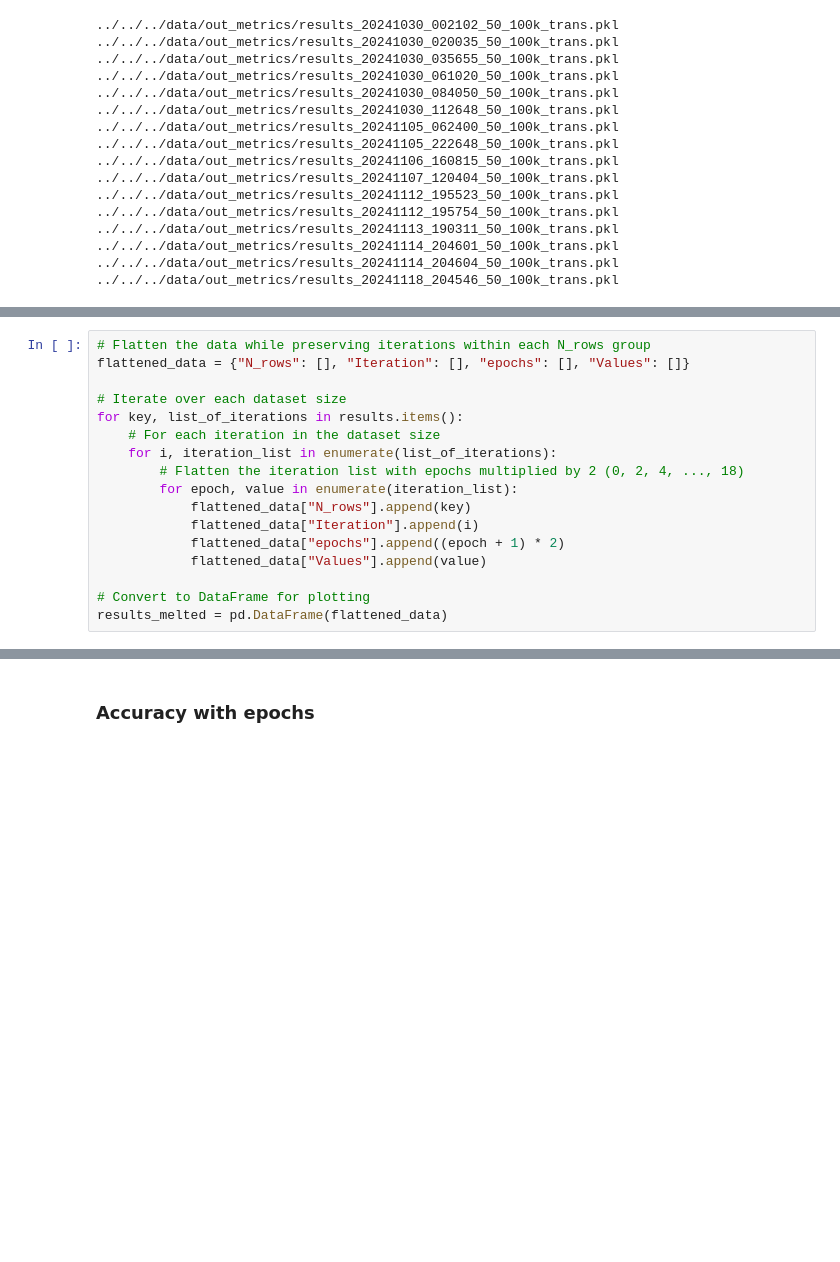
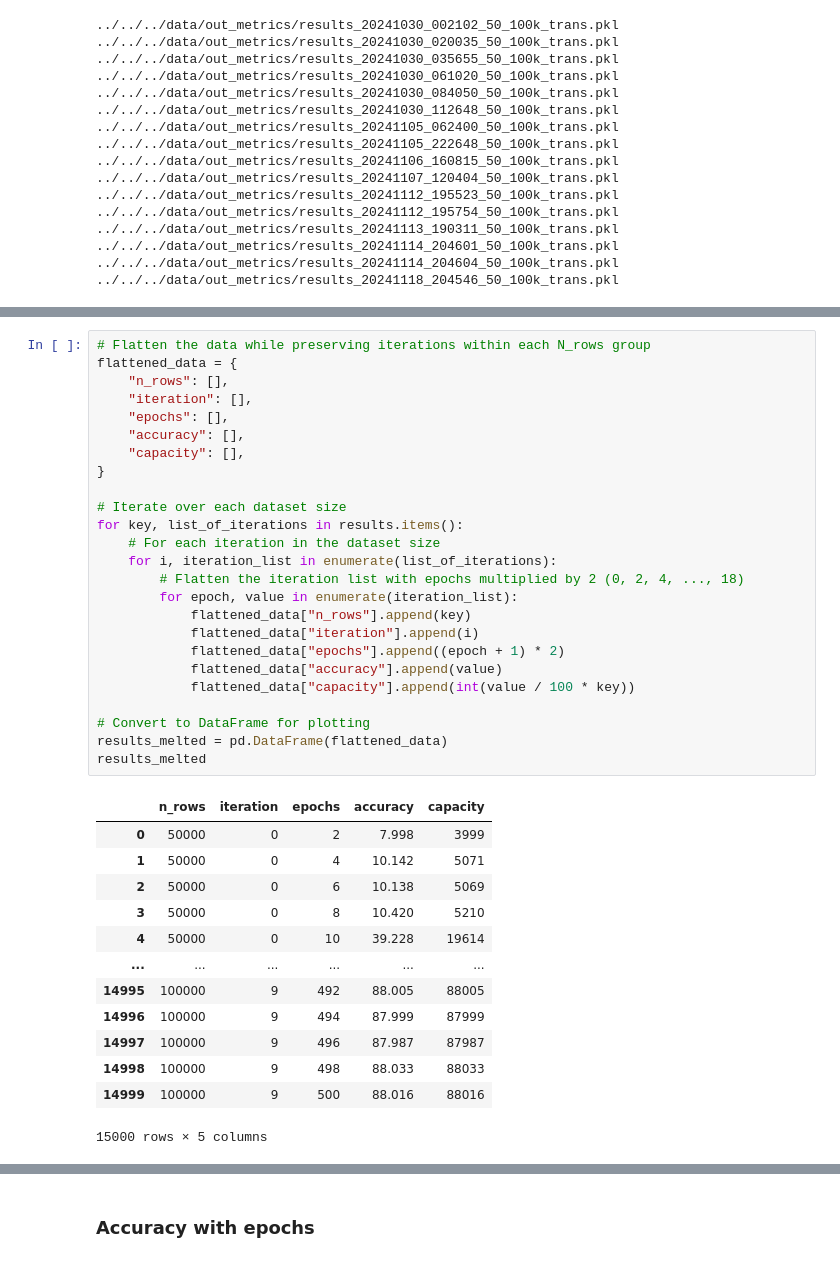
Before and after one commit to um-dacs-nlp/capacity, a Jupyter notebook: src/transformers/1_iter_trans_big.ipynb, the cells around one changed output, grey strips where cells are left out. Cells and saved outputs as stored; diff of their text form; blank space fills up the shorter version.

```diff
--- a/src/transformers/1_iter_trans_big.ipynb
+++ b/src/transformers/1_iter_trans_big.ipynb
@@ -363,21 +341,42 @@ with open(
 # %%
 # Flatten the data while preserving iterations within each N_rows group
-flattened_data = {"N_rows": [], "Iteration": [], "epochs": [], "Values": []}
+flattened_data = {
+    "n_rows": [],
+    "iteration": [],
+    "epochs": [],
+    "accuracy": [],
+    "capacity": [],
+}
 
 # Iterate over each dataset size
 for key, list_of_iterations in results.items():
     # For each iteration in the dataset size
     for i, iteration_list in enumerate(list_of_iterations):
         # Flatten the iteration list with epochs multiplied by 2 (0, 2, 4, ..., 18)
         for epoch, value in enumerate(iteration_list):
-            flattened_data["N_rows"].append(key)
-            flattened_data["Iteration"].append(i)
+            flattened_data["n_rows"].append(key)
+            flattened_data["iteration"].append(i)
             flattened_data["epochs"].append((epoch + 1) * 2)
-            flattened_data["Values"].append(value)
+            flattened_data["accuracy"].append(value)
+            flattened_data["capacity"].append(int(value / 100 * key))
 
 # Convert to DataFrame for plotting
 results_melted = pd.DataFrame(flattened_data)
+results_melted
 # %% [output]
+|  | n_rows | iteration | epochs | accuracy | capacity |
+| 0 | 50000 | 0 | 2 | 7.998 | 3999 |
+| 1 | 50000 | 0 | 4 | 10.142 | 5071 |
+| 2 | 50000 | 0 | 6 | 10.138 | 5069 |
+| 3 | 50000 | 0 | 8 | 10.420 | 5210 |
+| 4 | 50000 | 0 | 10 | 39.228 | 19614 |
+| ... | ... | ... | ... | ... | ... |
+| 14995 | 100000 | 9 | 492 | 88.005 | 88005 |
+| 14996 | 100000 | 9 | 494 | 87.999 | 87999 |
+| 14997 | 100000 | 9 | 496 | 87.987 | 87987 |
+| 14998 | 100000 | 9 | 498 | 88.033 | 88033 |
+| 14999 | 100000 | 9 | 500 | 88.016 | 88016 |
+15000 rows × 5 columns
 [interactive output not drawn]
 # %% [markdown]
 ### Accuracy with epochs
```
Also changed, not shown: parts of 11 cells of this notebook, 2 other files.
